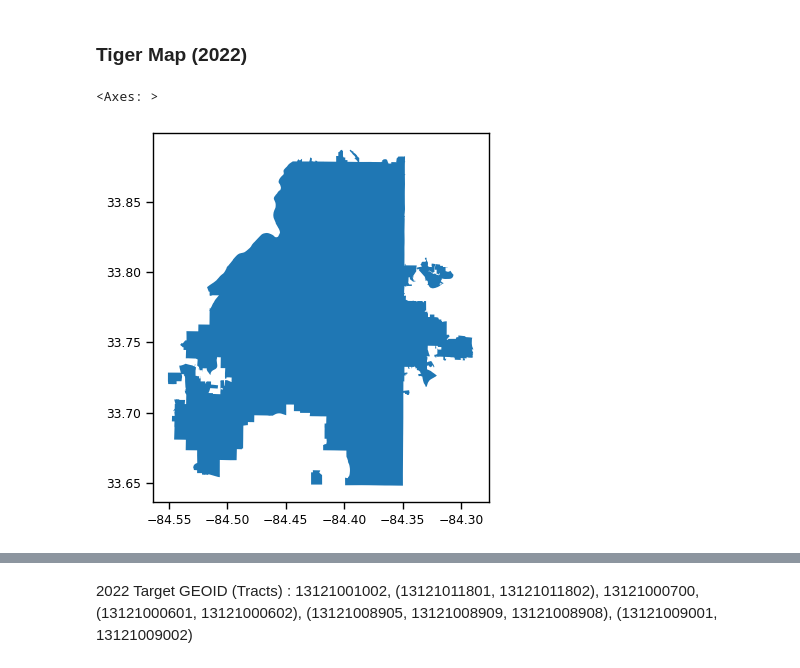
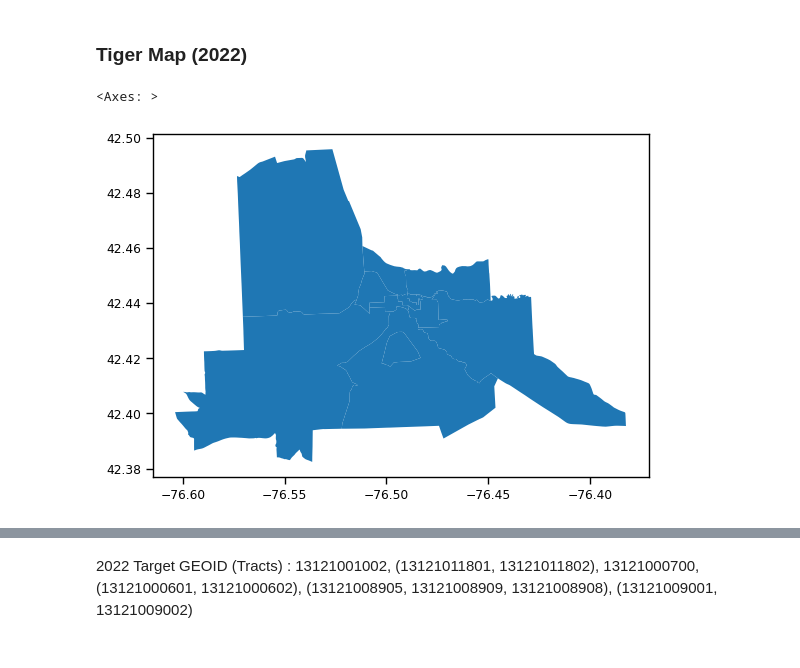
Before and after one commit to Synn-Arch/GreyIthaca, a Jupyter notebook: data_analysis/Ithaca_Analysis.ipynb, the cells around one changed output, grey strips where cells are left out. Cells and saved outputs as stored; diff of their text form; code cells hidden in the pictures.

```diff
--- a/data_analysis/Ithaca_Analysis.ipynb
+++ b/data_analysis/Ithaca_Analysis.ipynb
@@ -61,5 +97,23 @@ at_census_geo_2014 = tracts_2014.merge(at_df_2014, left_on = 'GEOID', right_on =
-# %%
-atlanta_citylimits.plot()
-# %% [output]
-<Axes: >
-[figure, removed]
+# %%
+# Ithaca Downtown의 대략적인 중심 좌표 (위도, 경도)
+downtown_ithaca_center = Point(-76.4977, 42.4396)
+
+# 반경 설정 (예: 2km 이내)
+buffer_distance = 2000  # 미터 단위
+
+# Downtown Ithaca 중심을 기준으로 버퍼 생성
+downtown_buffer = gpd.GeoSeries([downtown_ithaca_center], crs="EPSG:4326").to_crs(epsg=3857).buffer(buffer_distance).to_crs(epsg=4326)
+
+# 트랙 데이터를 불러와서 필터링
+tracts_ny_2022 = gpd.read_file("https://www2.census.gov/geo/tiger/TIGER2022/TRACT/tl_2022_36_tract.zip")
+tracts_ny_2022 = tracts_ny_2022.to_crs(epsg=4326)
+
+# Tompkins County로 필터링 후 Downtown Ithaca 근처만 선택
+ithaca_tracts_2022 = tracts_ny_2022[tracts_ny_2022['COUNTYFP'] == '109']
+downtown_ithaca_tracts = ithaca_tracts_2022[ithaca_tracts_2022.intersects(downtown_buffer.unary_union)]
+
+# 결과 확인
+downtown_ithaca_tracts.plot()
+# %% [output]
+<Axes: >
+[figure, added]
```
Also changed, not shown: parts of 23 cells of this notebook, 3 other files.
